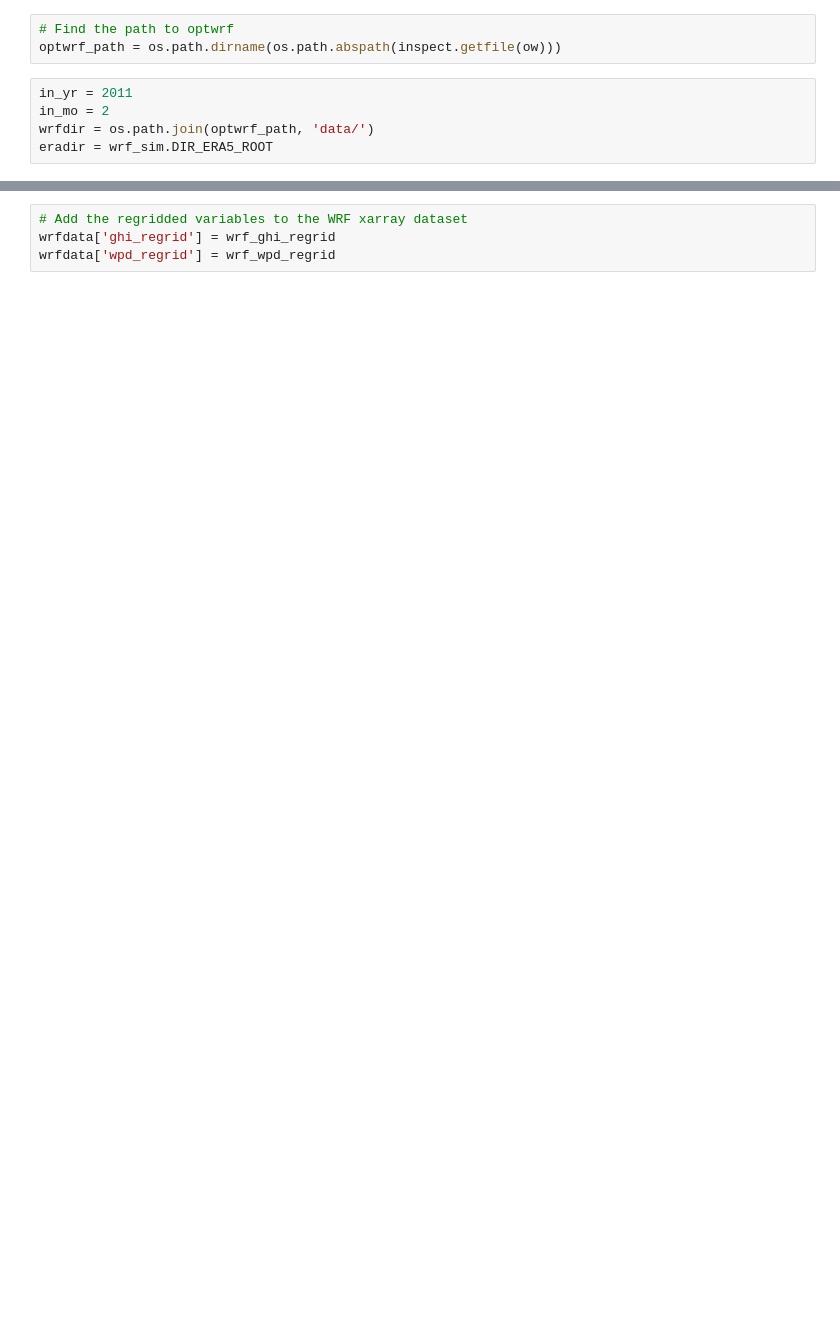
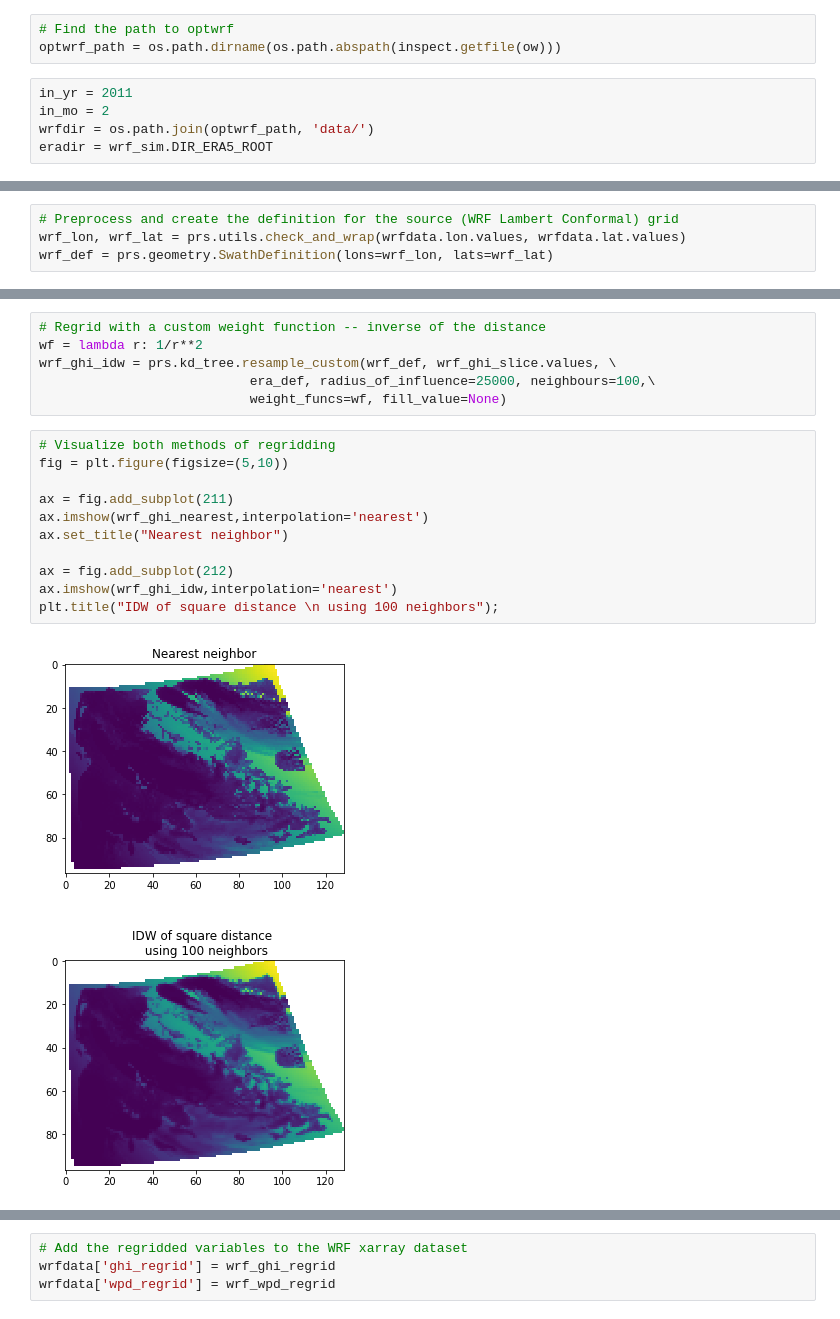
Before and after one commit to jeffreysward/met4ene, a Jupyter notebook: post/python/WRF_regridding_pyresample.ipynb, the cells around one changed output, grey strips where cells are left out. Saved outputs shown, nothing was run; the diff lists cells and outputs as text; blank space fills up the shorter version.

```diff
--- a/post/python/WRF_regridding_pyresample.ipynb
+++ b/post/python/WRF_regridding_pyresample.ipynb
@@ -144,0 +136,4 @@ wrf_def
+# %%
+# Preprocess and create the definition for the source (WRF Lambert Conformal) grid
+wrf_lon, wrf_lat = prs.utils.check_and_wrap(wrfdata.lon.values, wrfdata.lat.values)
+wrf_def = prs.geometry.SwathDefinition(lons=wrf_lon, lats=wrf_lat)
@@ -149,0 +153,19 @@ AttributeError: 'DataArray' object has no attribute 'ravel'
+# %%
+# Regrid with a custom weight function -- inverse of the distance
+wf = lambda r: 1/r**2
+wrf_ghi_idw = prs.kd_tree.resample_custom(wrf_def, wrf_ghi_slice.values, \
+                           era_def, radius_of_influence=25000, neighbours=100,\
+                           weight_funcs=wf, fill_value=None)
+# %%
+# Visualize both methods of regridding
+fig = plt.figure(figsize=(5,10))
+
+ax = fig.add_subplot(211)
+ax.imshow(wrf_ghi_nearest,interpolation='nearest')
+ax.set_title("Nearest neighbor")
+
+ax = fig.add_subplot(212)
+ax.imshow(wrf_ghi_idw,interpolation='nearest')
+plt.title("IDW of square distance \n using 100 neighbors");
+# %% [output]
+[figure, added]
```
Also changed, not shown: parts of 41 cells of this notebook, 6 other files.
